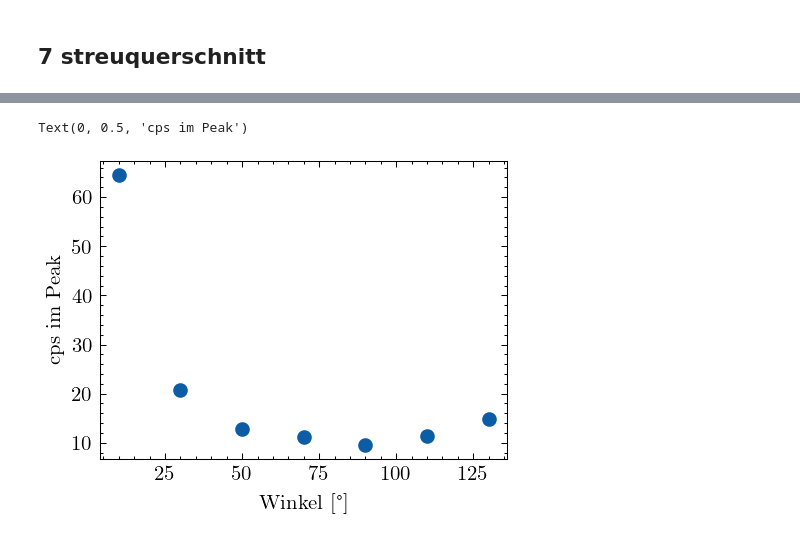
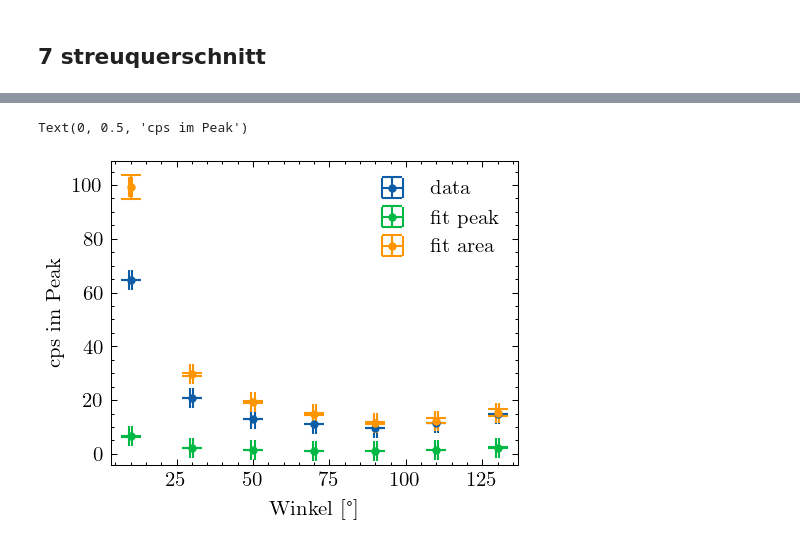
Before and after one commit to emhl/FP1, a Jupyter notebook: Compton.ipynb, the cells around one changed output, grey strips where cells are left out. Saved outputs shown, nothing was run; the diff lists cells and outputs as text; code cells hidden in the pictures.

```diff
--- a/Compton.ipynb
+++ b/Compton.ipynb
@@ -674,11 +681,16 @@ Text(0.5, 0, 'Kanal')
-# %%
-plt.scatter(unp.nominal_values(streuwinkel[1:]),unp.nominal_values(streu_querschnitt[1:]),label='data')
-
-plt.xlabel('Winkel [°]')
-plt.ylabel('cps im Peak')
-# %% [output]
-Text(0, 0.5, 'cps im Peak')
-[figure, removed]
+# %%
+# plt.scatter(unp.nominal_values(streuwinkel[1:]),unp.nominal_values(streu_querschnitt[1:]),label='data')
+plt.errorbar(unp.nominal_values(streuwinkel[1:]),unp.nominal_values(streu_querschnitt[1:]),unp.std_devs(streu_querschnitt[1:]),unp.std_devs(streuwinkel[1:]),fmt='.',label='data')
+plt.errorbar(unp.nominal_values(streuwinkel[1:]),unp.nominal_values(streu_qs_peak[1:]),unp.std_devs(streu_qs_peak[1:]),unp.std_devs(streuwinkel[1:]),fmt='.',label='fit peak')
+plt.errorbar(unp.nominal_values(streuwinkel[1:]),unp.nominal_values(streu_qs_area[1:]),unp.std_devs(streu_qs_area[1:]),unp.std_devs(streuwinkel[1:]),fmt='.',label='fit area')
+
+plt.legend()
+
+plt.xlabel('Winkel [°]')
+plt.ylabel('cps im Peak')
+# %% [output]
+Text(0, 0.5, 'cps im Peak')
+[figure, added]
 # %%
 def read_livetime_e(grad):
     with open(f"Compton/data/4-Koinzidenz/{int(grad)}_grad.mcd") as f:
```
Also changed, not shown: parts of 20 cells of this notebook.
